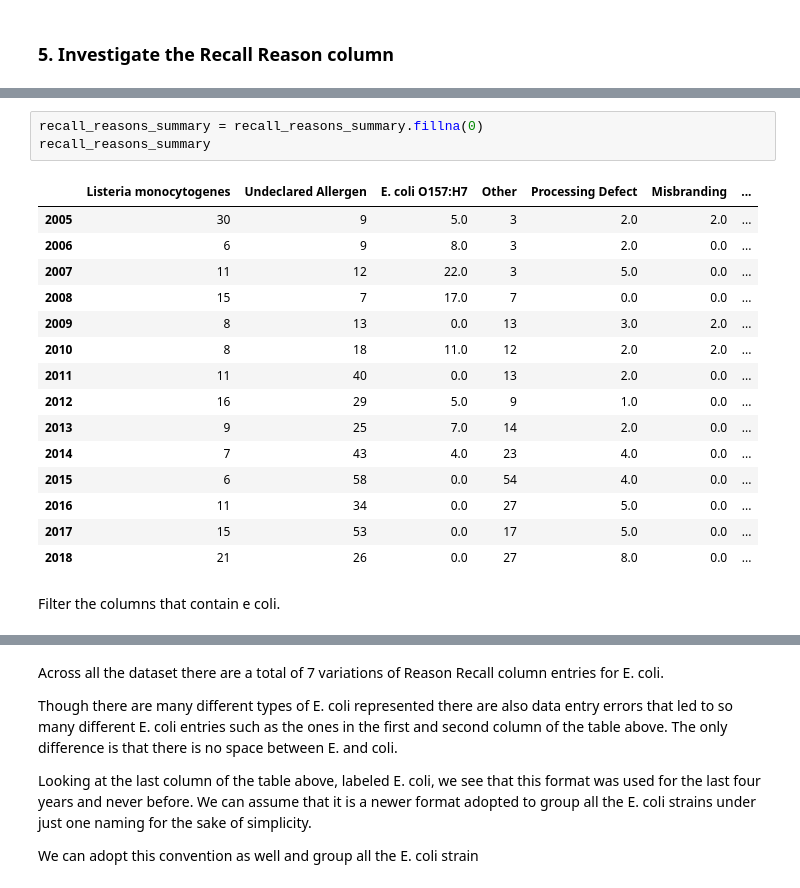
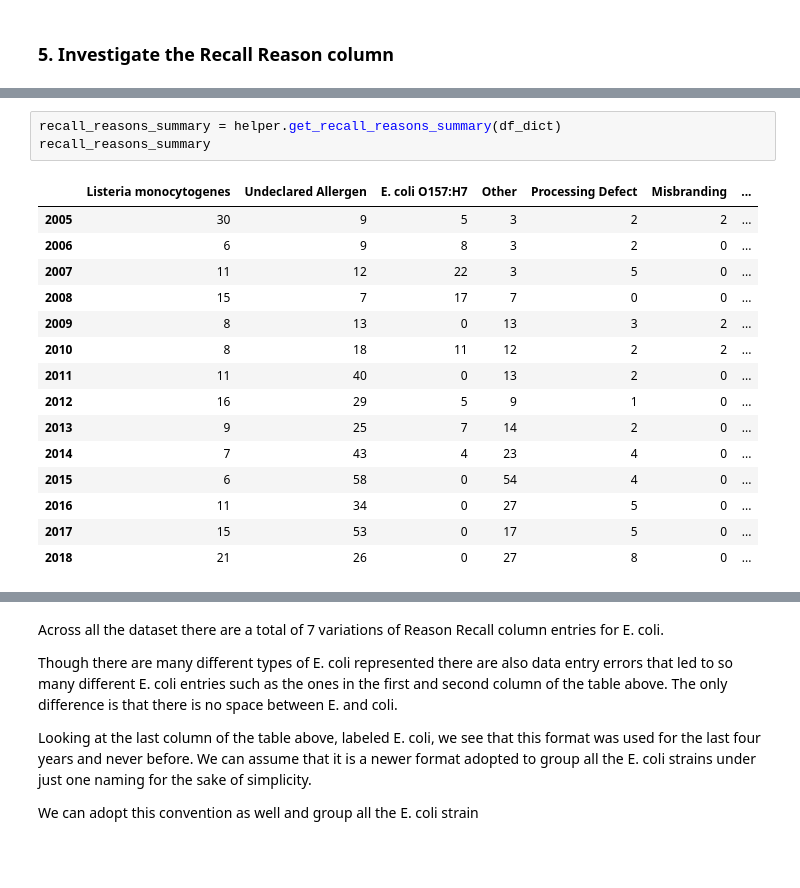
Before and after one commit to yemikifouly/food-recalls-analysis, a Jupyter notebook: data_cleaning_and_preparation.ipynb, the cells around one changed output, grey strips where cells are left out. Cells and saved outputs as stored; diff of their text form; blank space fills up the shorter version.

```diff
--- a/data_cleaning_and_preparation.ipynb
+++ b/data_cleaning_and_preparation.ipynb
@@ -477,21 +451,19 @@ recall_reasons_summary
-# %%
-recall_reasons_summary = recall_reasons_summary.fillna(0)
-recall_reasons_summary
-# %% [output]
-|  | Listeria monocytogenes | Undeclared Allergen | E. coli O157:H7 | Other | Processing Defect | Misbranding | ... |
-| 2005 | 30 | 9 | 5.0 | 3 | 2.0 | 2.0 | ... |
-| 2006 | 6 | 9 | 8.0 | 3 | 2.0 | 0.0 | ... |
-| 2007 | 11 | 12 | 22.0 | 3 | 5.0 | 0.0 | ... |
-| 2008 | 15 | 7 | 17.0 | 7 | 0.0 | 0.0 | ... |
-| 2009 | 8 | 13 | 0.0 | 13 | 3.0 | 2.0 | ... |
-| 2010 | 8 | 18 | 11.0 | 12 | 2.0 | 2.0 | ... |
-| 2011 | 11 | 40 | 0.0 | 13 | 2.0 | 0.0 | ... |
-| 2012 | 16 | 29 | 5.0 | 9 | 1.0 | 0.0 | ... |
-| 2013 | 9 | 25 | 7.0 | 14 | 2.0 | 0.0 | ... |
-| 2014 | 7 | 43 | 4.0 | 23 | 4.0 | 0.0 | ... |
-| 2015 | 6 | 58 | 0.0 | 54 | 4.0 | 0.0 | ... |
-| 2016 | 11 | 34 | 0.0 | 27 | 5.0 | 0.0 | ... |
-| 2017 | 15 | 53 | 0.0 | 17 | 5.0 | 0.0 | ... |
-| 2018 | 21 | 26 | 0.0 | 27 | 8.0 | 0.0 | ... |
-# %% [markdown]
-Filter the columns that contain e coli.
+# %%
+recall_reasons_summary = helper.get_recall_reasons_summary(df_dict)
+recall_reasons_summary
+# %% [output]
+|  | Listeria monocytogenes | Undeclared Allergen | E. coli O157:H7 | Other | Processing Defect | Misbranding | ... |
+| 2005 | 30 | 9 | 5 | 3 | 2 | 2 | ... |
+| 2006 | 6 | 9 | 8 | 3 | 2 | 0 | ... |
+| 2007 | 11 | 12 | 22 | 3 | 5 | 0 | ... |
+| 2008 | 15 | 7 | 17 | 7 | 0 | 0 | ... |
+| 2009 | 8 | 13 | 0 | 13 | 3 | 2 | ... |
+| 2010 | 8 | 18 | 11 | 12 | 2 | 2 | ... |
+| 2011 | 11 | 40 | 0 | 13 | 2 | 0 | ... |
+| 2012 | 16 | 29 | 5 | 9 | 1 | 0 | ... |
+| 2013 | 9 | 25 | 7 | 14 | 2 | 0 | ... |
+| 2014 | 7 | 43 | 4 | 23 | 4 | 0 | ... |
+| 2015 | 6 | 58 | 0 | 54 | 4 | 0 | ... |
+| 2016 | 11 | 34 | 0 | 27 | 5 | 0 | ... |
+| 2017 | 15 | 53 | 0 | 17 | 5 | 0 | ... |
+| 2018 | 21 | 26 | 0 | 27 | 8 | 0 | ... |
```
Also changed, not shown: parts of 27 cells of this notebook.
